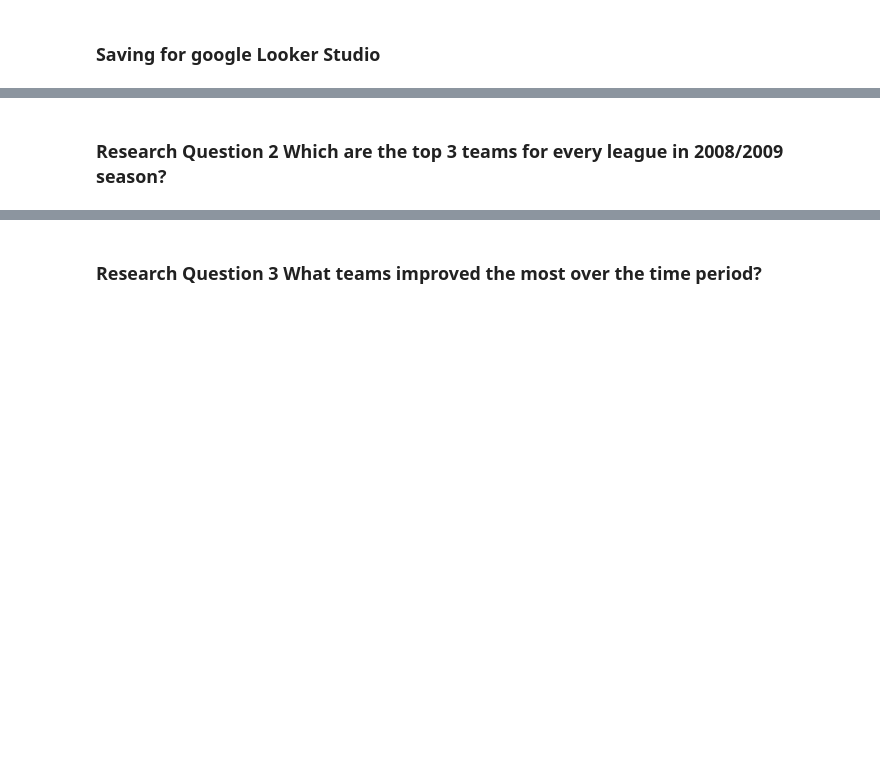
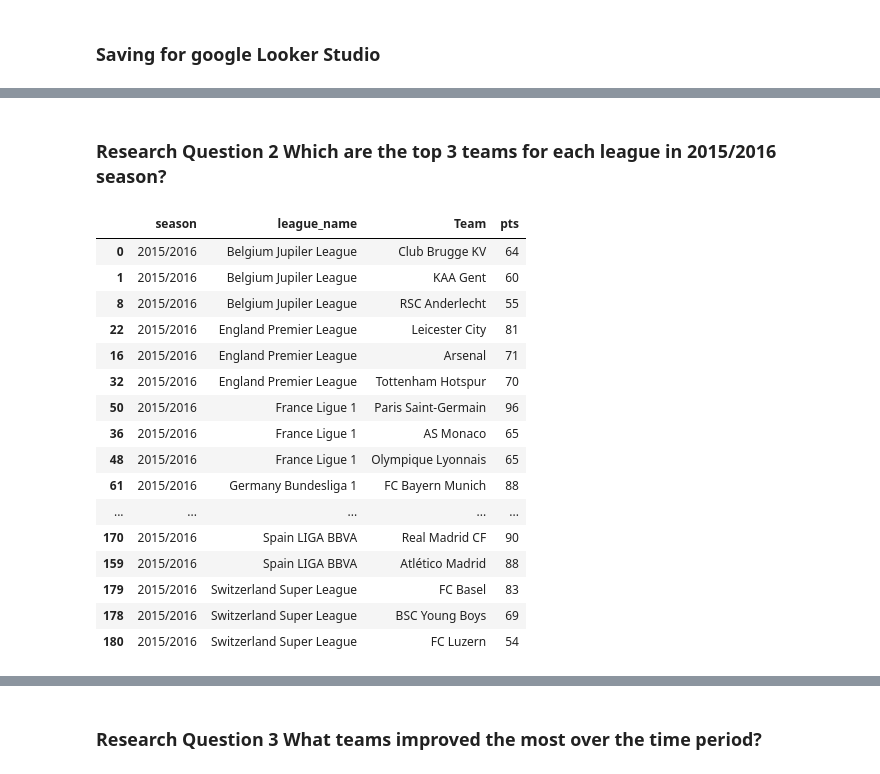
Before and after one commit to Daviedavie100/Investigating_dataset_project, a Jupyter notebook: Investigate_a_Dataset.ipynb, the cells around one changed output, grey strips where cells are left out. Cells and saved outputs as stored; diff of their text form; code cells hidden in the pictures; blank space fills up the shorter version.

```diff
--- a/Investigate_a_Dataset.ipynb
+++ b/Investigate_a_Dataset.ipynb
@@ -659,20 +1581,38 @@ df_google_looker.reset_index()
 # %%
 df_google_looker.to_csv('league_table_for_lookerStudio.csv', index_label='Id')
 # %% [markdown]
-### Research Question 2 Which are the top 3 teams for every league in 2008/2009 season?
+### Research Question 2 Which are the top 3 teams for each league in 2015/2016 season?
 # %%
 top_3_teams = (
     melted_match
-    .query('season=="2015/2015"')
+    .query('season=="2015/2016"')
     .groupby(['season', 'league_name', 'Team'], as_index=False)['pts']
     .sum()
     .sort_values(by=['season', 'league_name', 'pts'], ascending=[True, True, False])
     .groupby(['season', 'league_name'], as_index=False)
     .head(3)
     #.sort_values(by='pts', ascending=False)
 )
 
 top_3_teams
+# %% [output]
+|  | season | league_name | Team | pts |
+| 0 | 2015/2016 | Belgium Jupiler League | Club Brugge KV | 64 |
+| 1 | 2015/2016 | Belgium Jupiler League | KAA Gent | 60 |
+| 8 | 2015/2016 | Belgium Jupiler League | RSC Anderlecht | 55 |
+| 22 | 2015/2016 | England Premier League | Leicester City | 81 |
+| 16 | 2015/2016 | England Premier League | Arsenal | 71 |
+| 32 | 2015/2016 | England Premier League | Tottenham Hotspur | 70 |
+| 50 | 2015/2016 | France Ligue 1 | Paris Saint-Germain | 96 |
+| 36 | 2015/2016 | France Ligue 1 | AS Monaco | 65 |
+| 48 | 2015/2016 | France Ligue 1 | Olympique Lyonnais | 65 |
+| 61 | 2015/2016 | Germany Bundesliga 1 | FC Bayern Munich | 88 |
+| ... | ... | ... | ... | ... |
+| 170 | 2015/2016 | Spain LIGA BBVA | Real Madrid CF | 90 |
+| 159 | 2015/2016 | Spain LIGA BBVA | Atlético Madrid | 88 |
+| 179 | 2015/2016 | Switzerland Super League | FC Basel | 83 |
+| 178 | 2015/2016 | Switzerland Super League | BSC Young Boys | 69 |
+| 180 | 2015/2016 | Switzerland Super League | FC Luzern | 54 |
 # %%
 plt.figure(figsize=(10, 8))
 
```
Also changed, not shown: parts of 92 cells of this notebook.
